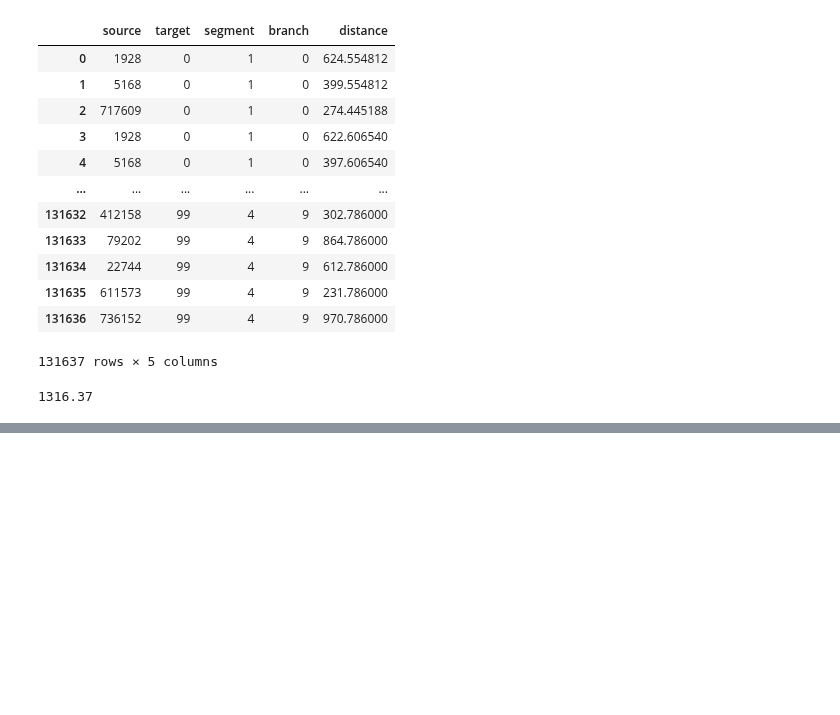
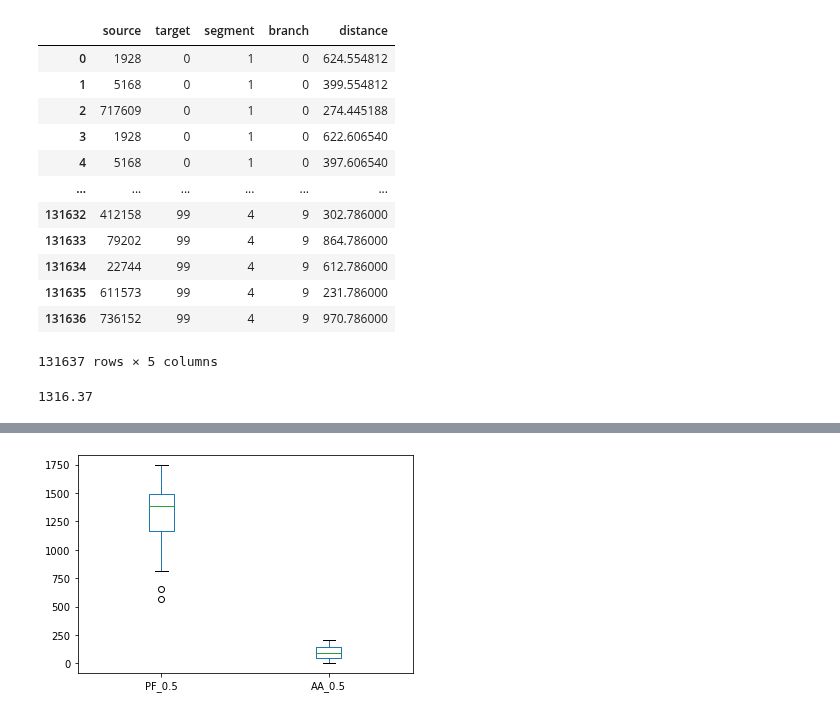
Before and after one commit to CNS-OIST/pycabnn, a Jupyter notebook: notebooks/RunMLIwithNeuron.ipynb, the cells around one changed output, grey strips where cells are left out. Saved outputs shown, nothing was run; the diff lists cells and outputs as text; code cells hidden in the pictures; blank space fills up the shorter version.

```diff
--- a/notebooks/RunMLIwithNeuron.ipynb
+++ b/notebooks/RunMLIwithNeuron.ipynb
@@ -566,0 +625,5 @@ nsource_pf05.mean()
+# %%
+df = pd.DataFrame(nSource05, columns=['PF_0.5', 'AA_0.5'])
+ax = df.plot.box()
+# %% [output]
+[figure, added]
```
Also changed, not shown: parts of 20 cells of this notebook.
